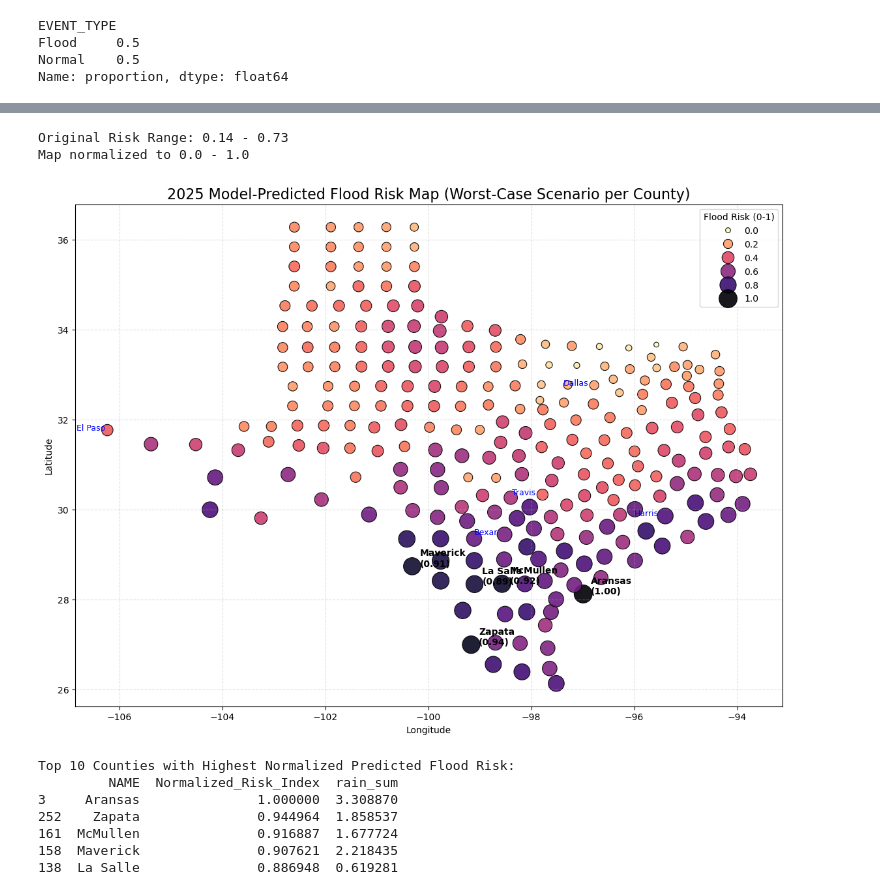
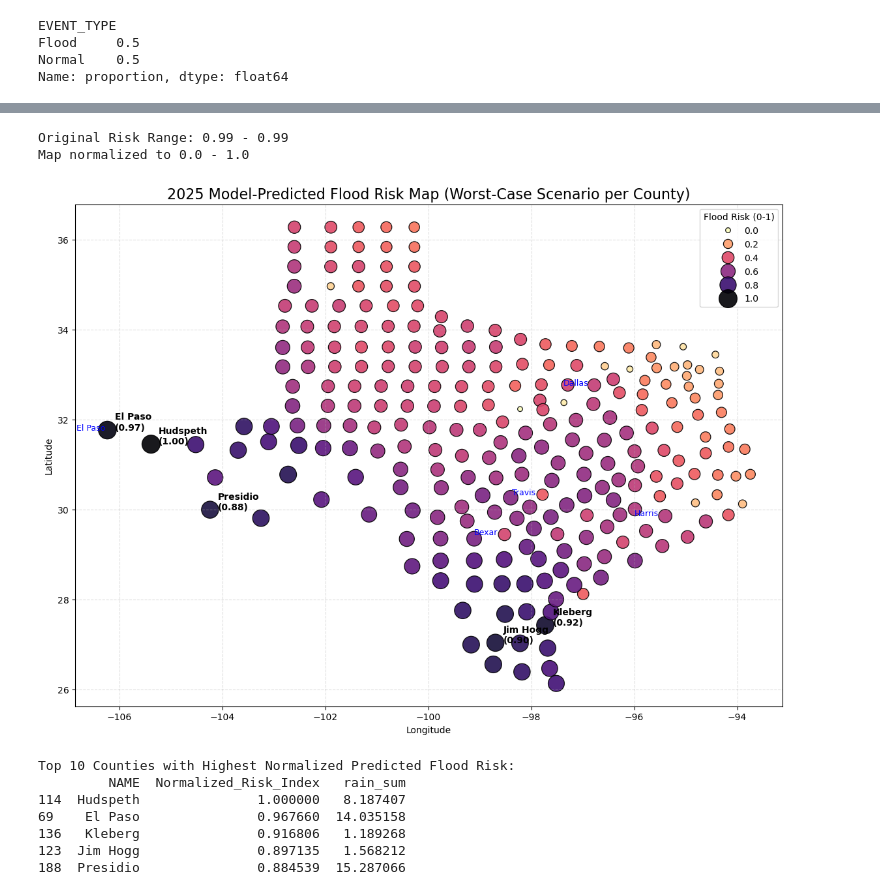
Before and after one commit to AnanthKothuri/GeospatialAIProject, a Jupyter notebook: models/Models.ipynb, the cells around one changed output, grey strips where cells are left out. Cells and saved outputs as stored; diff of their text form; code cells hidden in the pictures.

```diff
--- a/models/Models.ipynb
+++ b/models/Models.ipynb
@@ -30,8 +30,8 @@ Data columns (total 31 columns):
 dtypes: bool(12), float64(12), int64(3), object(4)
 memory usage: 2.9+ MB
 # %%
-full_df = full_df.drop(['precipitation_sum', 'YEAR', 'STATE', 'FLOOD_CAUSE', 'EVENT_NARRATIVE', 'BEGIN_TIME'], axis=1)
-test_df = county_test_df.drop(['precipitation_sum', 'YEAR', 'BEGIN_TIME'], axis=1)
+full_df = full_df.drop(['STATE', 'FLOOD_CAUSE', 'EVENT_NARRATIVE', 'rain_sum'], axis=1)
+test_df = county_test_df.drop(['YEAR', 'BEGIN_TIME'], axis=1)
 # %%
 print(" --- TRAINING DATA --- ")
 for column in full_df.columns:
@@ -324,7 +330,8 @@ import pandas as pd
 import seaborn as sns
 import matplotlib.pyplot as plt
 
-cols_to_drop = ['precipitation_sum', 'YEAR', 'BEGIN_TIME']
+cols_to_drop = ['YEAR', 'BEGIN_TIME']
+df_full = pd.read_csv('../data/cleaned_full_county_test_data.csv')
 df_full = df_full.drop(columns=cols_to_drop, errors='ignore')
 
 feature_cols = X_train_all.columns.tolist()
@@ -384,42 +391,42 @@ for _, row in top_risk.iterrows():
         color='black',
         weight='bold',
         fontsize=10
     )
 
 cities = ['Harris', 'Dallas', 'Travis', 'Bexar', 'El Paso']
 for city in cities:
     city_data = county_risk_map[county_risk_map['NAME'] == city]
     if not city_data.empty:
         plt.text(
             city_data['BEGIN_LON'].values[0] - 0.6,
             city_data['BEGIN_LAT'].values[0],
             city,
             color='blue',
             fontsize=9
         )
 
 plt.title('2025 Model-Predicted Flood Risk Map (Worst-Case Scenario per County)', fontsize=16)
 plt.xlabel('Longitude')
 plt.ylabel('Latitude')
 plt.legend(title='Flood Risk (0-1)', loc='upper right')
 plt.grid(True, linestyle='--', alpha=0.4)
 
 plt.savefig('model_flood_risk_map.png')
 plt.show()
 
 print("Top 10 Counties with Highest Normalized Predicted Flood Risk:")
 print(top_risk[['NAME', 'Normalized_Risk_Index', 'rain_sum']])
 # %% [output]
-Original Risk Range: 0.14 - 0.73
+Original Risk Range: 0.99 - 0.99
 Map normalized to 0.0 - 1.0
-[figure, old version]
+[figure, new version]
 Top 10 Counties with Highest Normalized Predicted Flood Risk:
-         NAME  Normalized_Risk_Index  rain_sum
-3     Aransas               1.000000  3.308870
-252    Zapata               0.944964  1.858537
-161  McMullen               0.916887  1.677724
-158  Maverick               0.907621  2.218435
-138  La Salle               0.886948  0.619281
+         NAME  Normalized_Risk_Index   rain_sum
+114  Hudspeth               1.000000   8.187407
+69    El Paso               0.967660  14.035158
+136   Kleberg               0.916806   1.189268
+123  Jim Hogg               0.897135   1.568212
+188  Presidio               0.884539  15.287066
 # %%
 import geopandas as gpd
 import matplotlib.pyplot as plt
```
Also changed, not shown: parts of 6 cells of this notebook.
